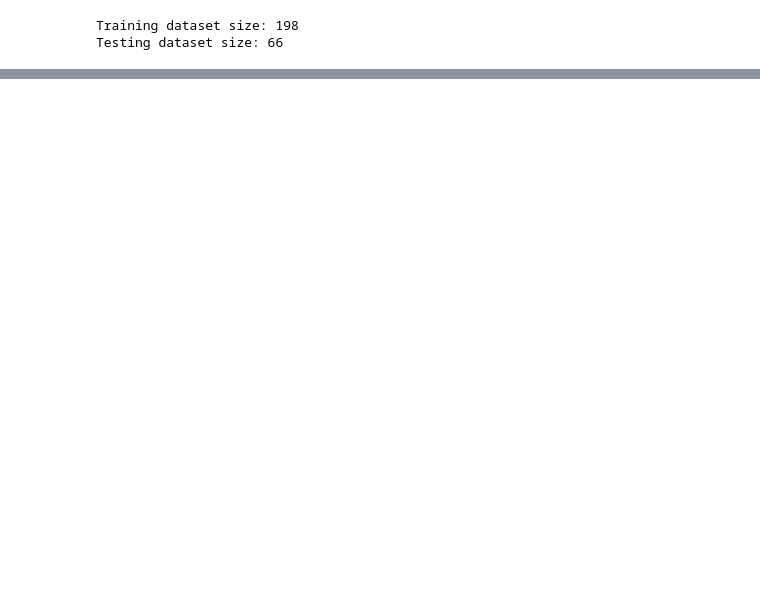
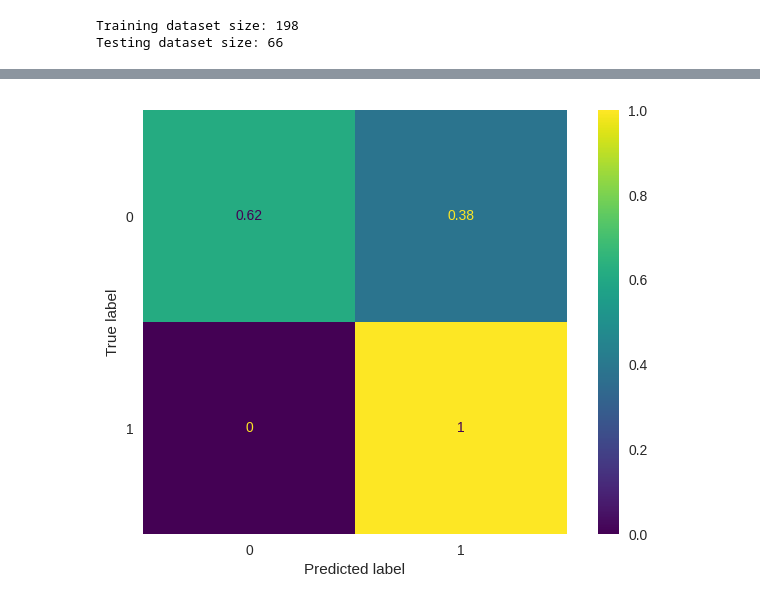
Before and after one commit to mayamoneib/deliveryfood, a Jupyter notebook: surveydata.ipynb, the cells around one changed output, grey strips where cells are left out. Drawn from its saved outputs; the diff is of its cells as text; code cells hidden in the pictures; blank space fills up the shorter version.

```diff
--- a/surveydata.ipynb
+++ b/surveydata.ipynb
@@ -1351,0 +972,27 @@ Confusion Matrix:
+# %%
+best_model3 = grid_search_knn.best_estimator_
+def print_scoreKNN(best_model3, X_train4, y_train4, X_test4, y_test4, train=True):
+    if train:
+        pred = best_model3.predict(X_train4)
+        rf_clf2_report = pd.DataFrame(classification_report(y_train4, pred, output_dict=True))
+        print("Train Result:")
+        print("===============================================")
+        print(f"Accuracy Score: {accuracy_score(y_train4, pred) * 100:.2f}%")
+        print("_______________________________________________")
+        print(f"CLASSIFICATION REPORT:\n{rf_clf2_report}")
+        print("_______________________________________________")
+        print(f"Confusion Matrix: \n {confusion_matrix(y_train4, pred)}\n")
+
+    elif train==False:
+        pred = best_model3.predict(X_test4)
+        rf_clf2_report = pd.DataFrame(classification_report(y_test4, pred, output_dict=True))
+        print("Test Result:")
+        print("===============================================")
+        print(f"Accuracy Score: {accuracy_score(y_test4, pred) * 100:.2f}%")
+        print("_______________________________________________")
+        print(f"CLASSIFICATION REPORT:\n{rf_clf2_report}")
+        print("_______________________________________________")
+        print(f"Confusion Matrix: \n {confusion_matrix(y_test4, pred)}\n")
+
+print_scoreKNN(best_model3, X_train4, y_train4, X_test4, y_test4, train=True)
+print_scoreKNN(best_model3, X_train4, y_train4, X_test4, y_test4, train=False)
@@ -1351,0 +1017,7 @@ Confusion Matrix:
+# %%
+cm = confusion_matrix(y_test4, best_model3.predict(X_test4), labels=best_model3.classes_,normalize='true')
+disp = ConfusionMatrixDisplay(confusion_matrix=cm,display_labels=best_model3.classes_)
+disp.plot()
+plt.grid(False)
+# %% [output]
+[figure, added]
```
Also changed, not shown: parts of 57 cells of this notebook.
